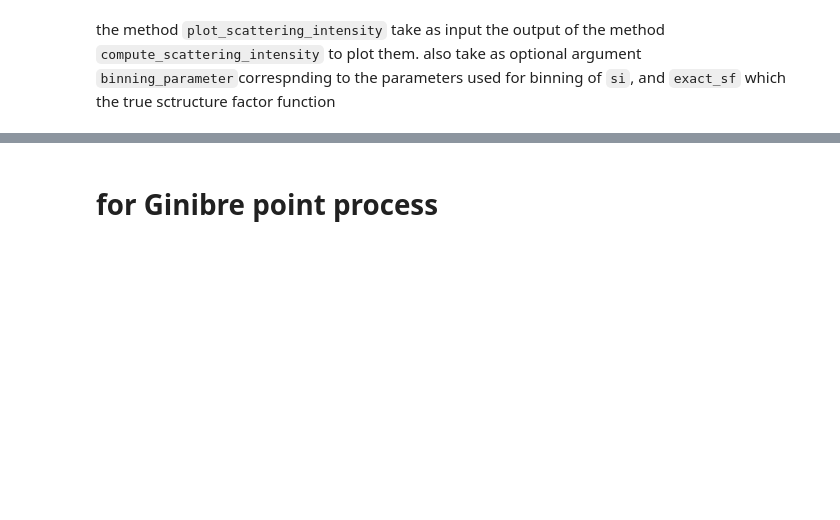
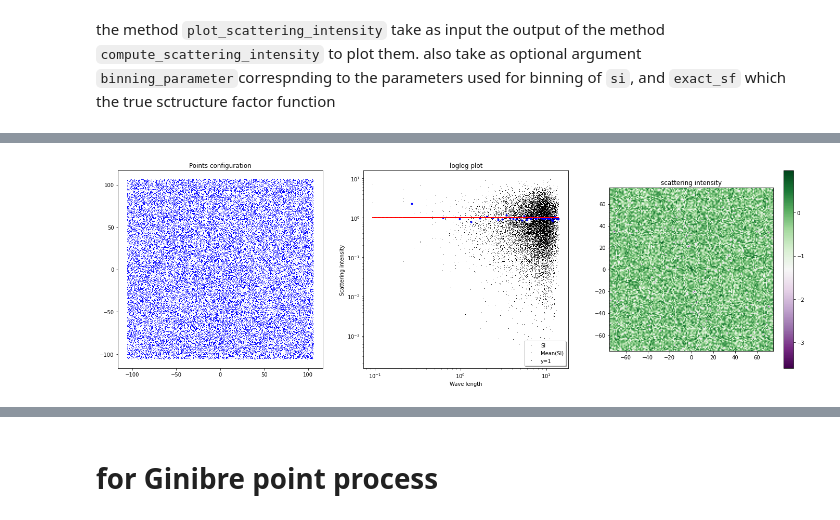
Before and after one commit to For-a-few-DPPs-more/structure-factor, a Jupyter notebook: notebooks/test_compute_scattering_intensity.ipynb, the cells around one changed output, grey strips where cells are left out. Saved outputs shown, nothing was run; the diff lists cells and outputs as text; code cells hidden in the pictures; blank space fills up the shorter version.

```diff
--- a/notebooks/test_compute_scattering_intensity.ipynb
+++ b/notebooks/test_compute_scattering_intensity.ipynb
@@ -135,0 +165,2 @@ sf_poisson_cube.plot_scattering_intensity(wave_length_poisson, scattering_intens
+# %%
+wave_length_poisson_2, scattering_intensity_poisson_2 = sf_poisson_cube_2.compute_scattering_intensity(L=L_poisson_2,maximum_k =10,meshgrid_size=150)
@@ -135,0 +169,4 @@ sf_poisson_cube.plot_scattering_intensity(wave_length_poisson, scattering_intens
+# %%
+sf_poisson_cube_2.plot_scattering_intensity(wave_length_poisson_2, scattering_intensity_poisson_2, plot_type="all",  bins=40 )
+# %% [output]
+[figure, added]
```
Also changed, not shown: parts of 34 cells of this notebook.
